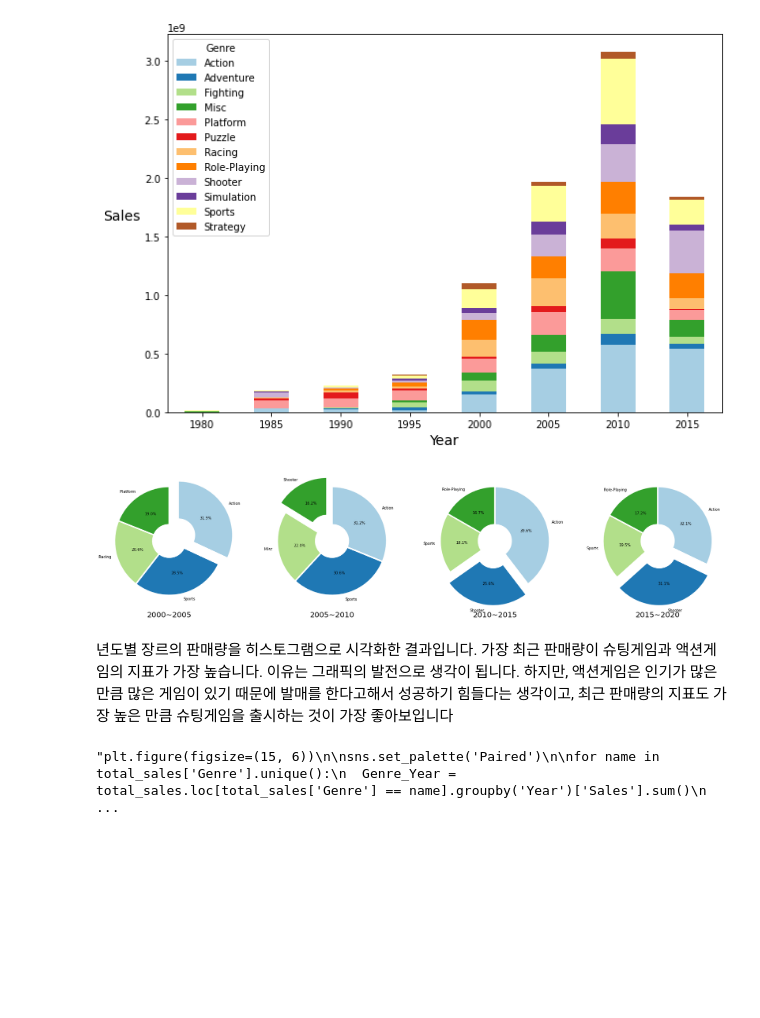
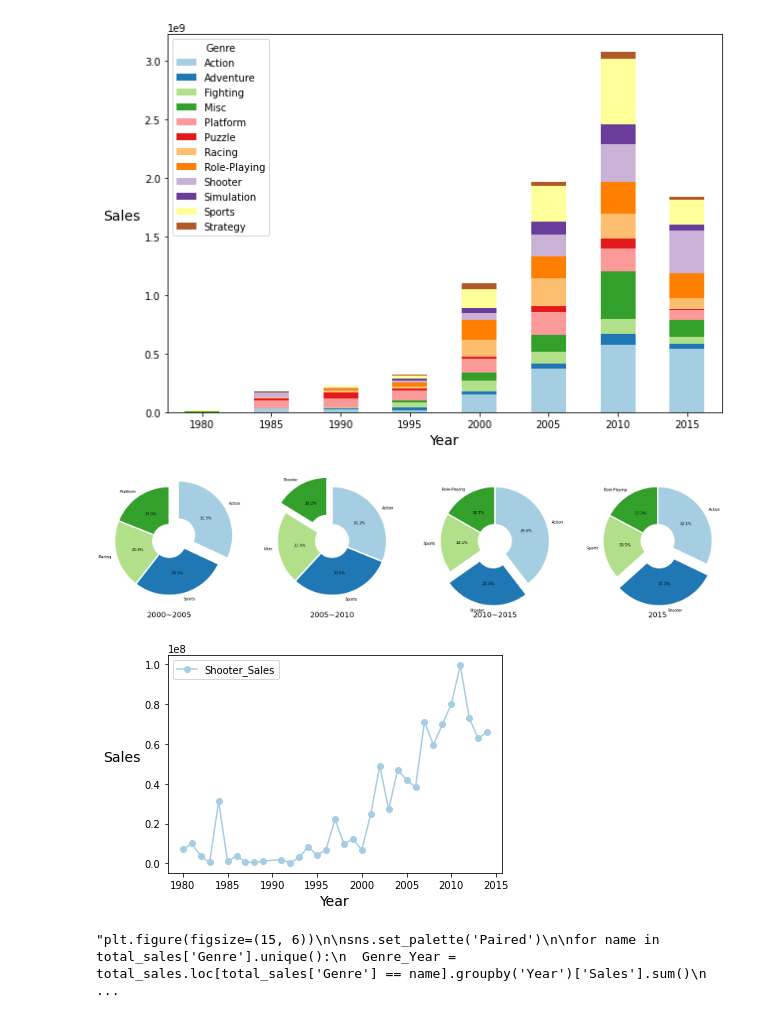
Before and after one commit to Ryu4824/Section_1_Project, a Jupyter notebook: Section_1_Project.ipynb, the cells around one changed output. Drawn from its saved outputs; the diff is of its cells as text; code cells hidden in the pictures; blank space fills up the shorter version.

```diff
--- a/Section_1_Project.ipynb
+++ b/Section_1_Project.ipynb
@@ -669,32 +661,29 @@ plt.show()
 year_2000_2005 = total_genre_sales.query("(Year>=2000) & (Year<2005)").groupby('Genre')['Sales'].sum().nlargest(4)
 year_2005_2010 = total_genre_sales.query("(Year>=2005) & (Year<2010)").groupby('Genre')['Sales'].sum().nlargest(4)
 year_2010_2015 = total_genre_sales.query("(Year>=2010) & (Year<2015)").groupby('Genre')['Sales'].sum().nlargest(4)
-year_2015_2020 = total_genre_sales.query("(Year>=2015) & (Year<2020)").groupby('Genre')['Sales'].sum().nlargest(4)
+year_2015 = total_genre_sales.query("(Year>=2015) & (Year<2016)").groupby('Genre')['Sales'].sum().nlargest(4)
 # %%
 fig, (ax1, ax2, ax3, ax4) = plt.subplots(1, 4, figsize=(30, 10))
 
 explode = [ 0.005 for _ in range(4)]
 
 wedgeprops={'width': 0.7, 'edgecolor': 'w', 'linewidth': 3}
 explode = [ 0.005 for _ in range(4)]
 explode[0] = 0.2
 ax1.pie(year_2000_2005, labels=year_2000_2005.index, autopct='%.1f%%', startangle=90,counterclock=False,explode=explode,wedgeprops=wedgeprops)
 explode = [ 0.005 for _ in range(4)]
 explode[3] = 0.2
 ax2.pie(year_2005_2010, labels=year_2005_2010.index, autopct='%.1f%%', startangle=90,counterclock=False,explode=explode,wedgeprops=wedgeprops)
 explode = [ 0.005 for _ in range(4)]
 explode[1] = 0.2
 ax3.pie(year_2010_2015, labels=year_2010_2015.index, autopct='%.1f%%', startangle=90,counterclock=False,explode=explode,wedgeprops=wedgeprops)
 explode = [ 0.005 for _ in range(4)]
 explode[1] = 0.2
-ax4.pie(year_2015_2020, labels=year_2015_2020.index, autopct='%.1f%%', startangle=90,counterclock=False,explode=explode,wedgeprops=wedgeprops)
+ax4.pie(year_2015, labels=year_2015.index, autopct='%.1f%%', startangle=90,counterclock=False,explode=explode,wedgeprops=wedgeprops)
 ax1.set_xlabel('2000~2005',fontsize=20)
 ax2.set_xlabel('2005~2010',fontsize=20)
 ax3.set_xlabel('2010~2015',fontsize=20)
-ax4.set_xlabel('2015~2020',fontsize=20)
+ax4.set_xlabel('2015',fontsize=20)
 plt.show()
 # %% [output]
-[figure, old version]
+[figure, new version]
-# %% [markdown]
-년도별 장르의 판매량을 히스토그램으로 시각화한 결과입니다. </br>
-가장 최근 판매량이 슈팅게임과 액션게임의 지표가 가장 높습니다. 이유는 그래픽의 발전으로 생각이 됩니다. 하지만, 액션게임은 인기가 많은 만큼 많은 게임이 있기 때문에 발매를 한다고해서 성공하기 힘들다는 생각이고, 최근 판매량의 지표도 가장 높은 만큼 슈팅게임을 출시하는 것이 가장 좋아보입니다
@@ -701,3 +692,11 @@ plt.show()
+# %%
+plt.plot(shooter_sales.index, shooter_sales, marker='o',label='Shooter_Sales')
+plt.legend()
+plt.xlabel('Year',fontsize=14)
+plt.ylabel('Sales',rotation=0, ha='right',fontsize=14)
+plt.show()
+# %% [output]
+[figure, added]
 # %%
 #히스토그램으로도 나타내보았지만 작은 값들이 안보여져서 고민을 해보았습니다.
 '''plt.figure(figsize=(15, 6))
```
Also changed, not shown: parts of 10 cells of this notebook.
